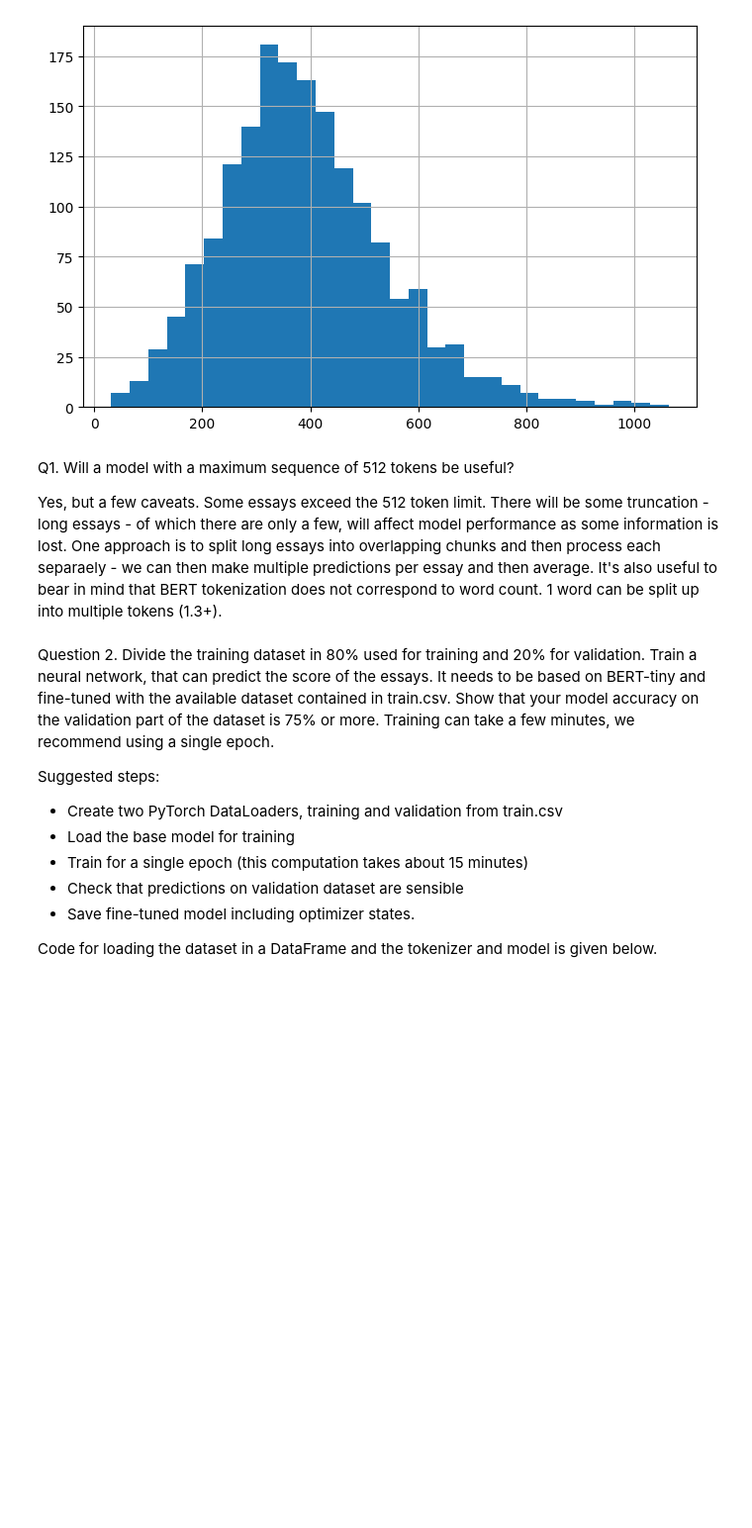
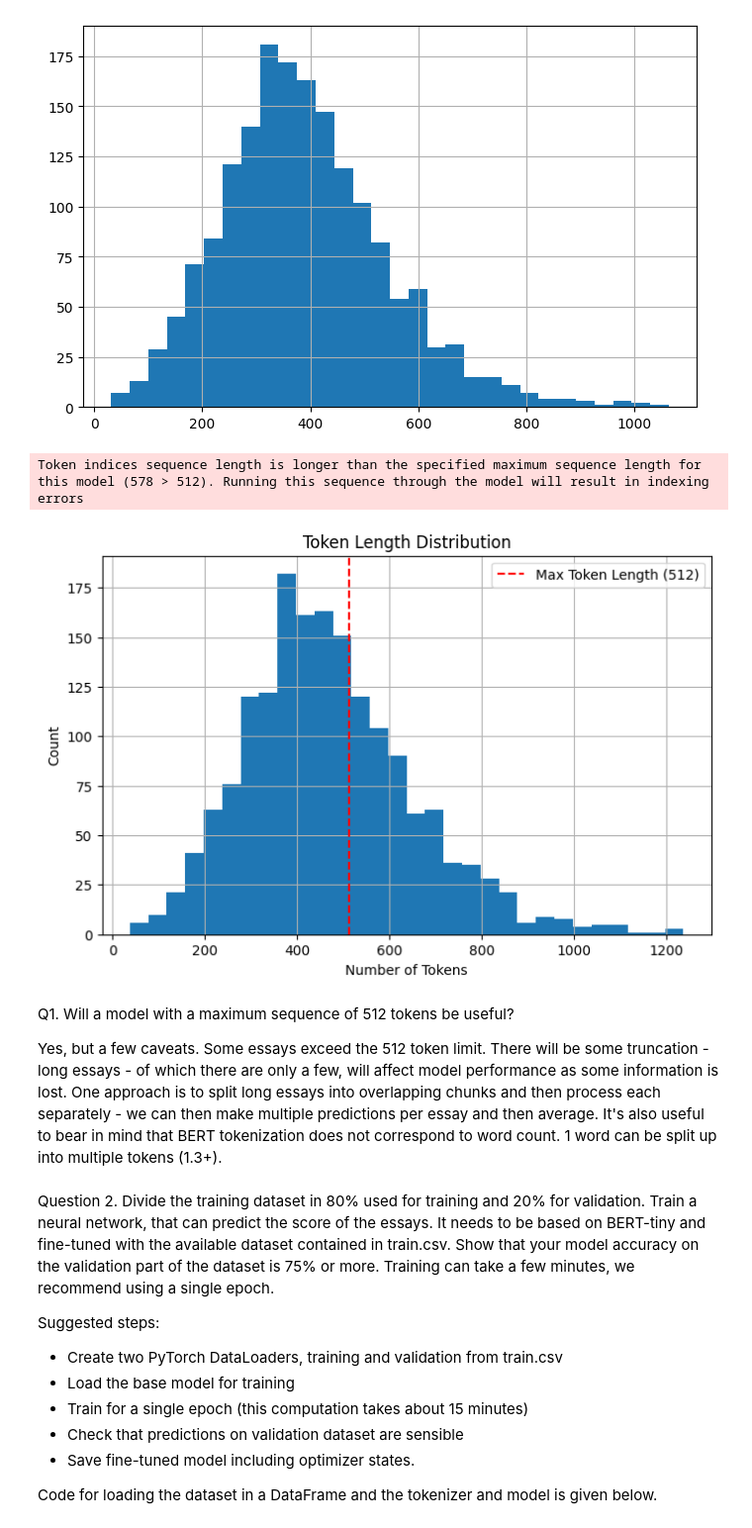
Before and after one commit to ma595/language-scorer, a Jupyter notebook: notebook.ipynb, the cells around one changed output. Shown at 99% size. Cells and saved outputs as stored; diff of their text form; code cells hidden in the pictures; blank space fills up the shorter version.

```diff
--- a/notebook.ipynb
+++ b/notebook.ipynb
@@ -119,10 +133,36 @@ train_df["text_length"].hist(bins=30)
 plt.show()
 # %% [output]
 [figure]
+# %%
+from transformers import AutoTokenizer
+import matplotlib.pyplot as plt
+
+# Load a tokenizer (e.g., from a model you used)
+tokenizer = AutoTokenizer.from_pretrained(
+    "bert-base-uncased"
+)  # or the one you're actually using
+
+# Compute token lengths
+train_df["token_length"] = train_df["content"].apply(
+    lambda x: len(tokenizer.encode(str(x), truncation=False))
+)
+
+# Plot distribution
+plt.figure(figsize=(8, 5))
+train_df["token_length"].hist(bins=30)
+plt.title("Token Length Distribution")
+plt.xlabel("Number of Tokens")
+plt.ylabel("Count")
+plt.axvline(512, color="red", linestyle="--", label="Max Token Length (512)")
+plt.legend()
+plt.show()
+# %% [output]
+Token indices sequence length is longer than the specified maximum sequence length for this model (578 > 512). Running this sequence through the model will result in indexing errors
+[figure, added]
 # %% [markdown]
 Q1. Will a model with a maximum sequence of 512 tokens be useful?
 
-Yes, but a few caveats. Some essays exceed the 512 token limit. There will be some truncation - long essays - of which there are only a few, will affect model performance as some information is lost. One approach is to split long essays into overlapping chunks and then process each separaely - we can then make multiple predictions per essay and then average. It's also useful to bear in mind that BERT tokenization does not correspond to word count. 1 word can be split up into multiple tokens (1.3+).
+Yes, but a few caveats. Some essays exceed the 512 token limit. There will be some truncation - long essays - of which there are only a few, will affect model performance as some information is lost. One approach is to split long essays into overlapping chunks and then process each separately - we can then make multiple predictions per essay and then average. It's also useful to bear in mind that BERT tokenization does not correspond to word count. 1 word can be split up into multiple tokens (1.3+).
 # %% [markdown]
 Question 2. Divide the training dataset in 80% used for training and 20% for validation. Train a neural network, that can predict the score of the essays. It needs to be based on BERT-tiny and fine-tuned with the available dataset contained in train.csv. Show that your model accuracy on the validation part of the dataset is 75% or more. Training can take a few minutes, we recommend using a single epoch.
 
```
Also changed, not shown: parts of 22 cells of this notebook.
